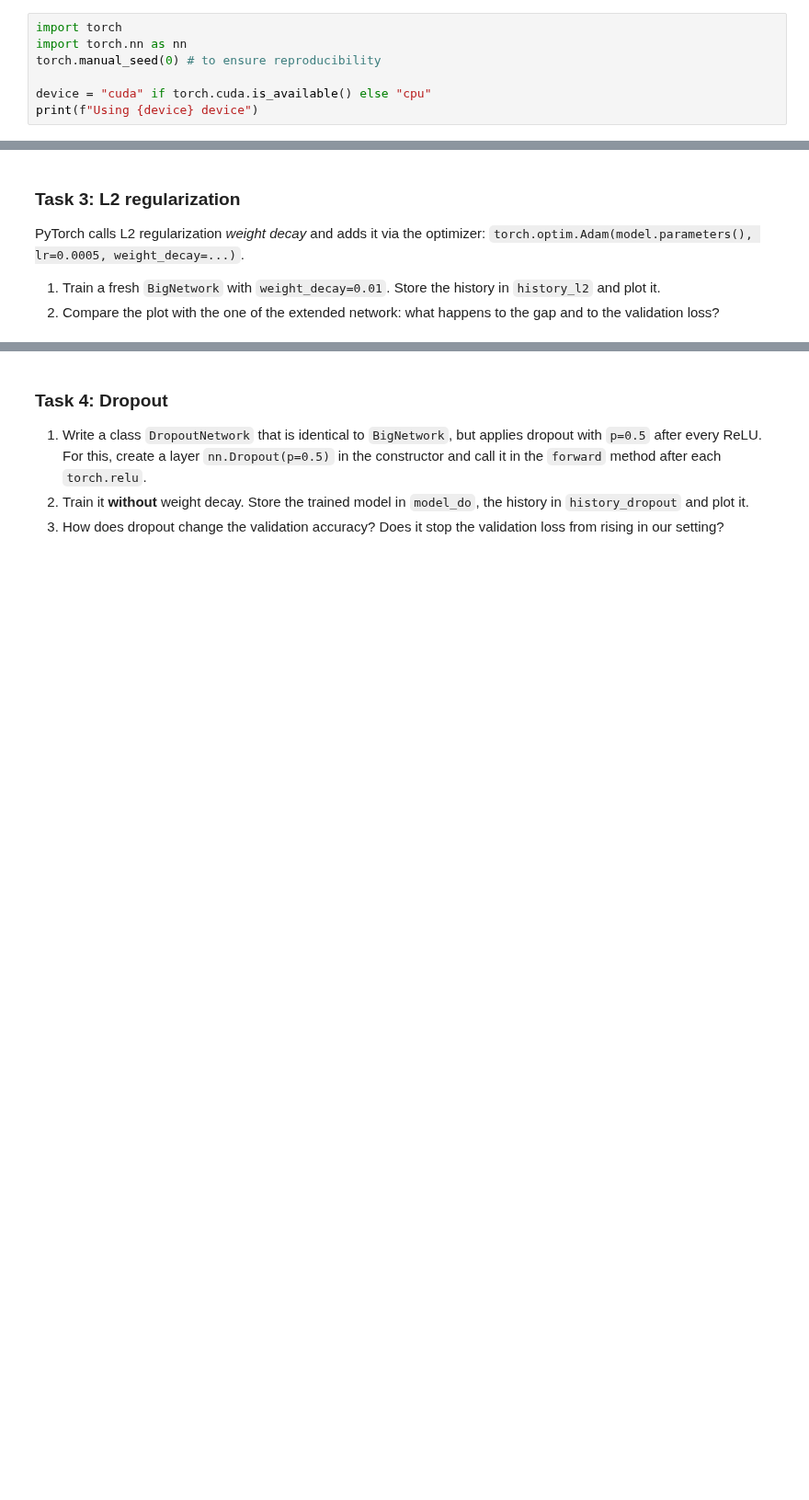
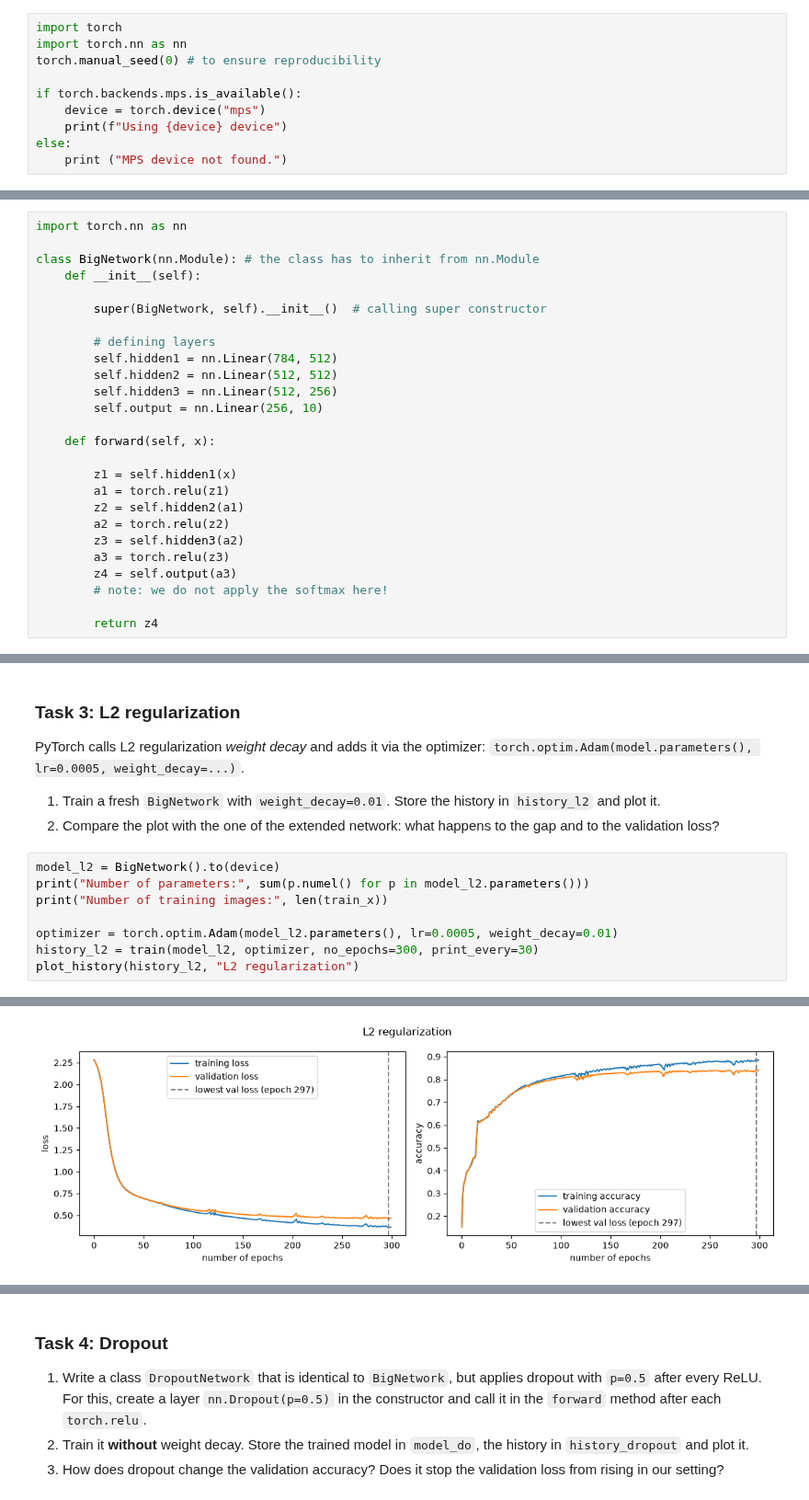
Before and after one commit to shirouuuu/ml2-ws26, a Jupyter notebook: 05_ModelFit_Overfitting.ipynb, the cells around one changed output, grey strips where cells are left out. Shown at 92% size. Drawn from its saved outputs; the diff is of its cells as text; blank space fills up the shorter version.

```diff
--- a/05_ModelFit_Overfitting.ipynb
+++ b/05_ModelFit_Overfitting.ipynb
@@ -67,5 +83,8 @@ import torch
 import torch.nn as nn
 torch.manual_seed(0) # to ensure reproducibility
 
-device = "cuda" if torch.cuda.is_available() else "cpu"
-print(f"Using {device} device")
+if torch.backends.mps.is_available():
+    device = torch.device("mps")
+    print(f"Using {device} device")
+else:
+    print ("MPS device not found.")
@@ -201,6 +260,32 @@ Write a class `BigNetwork` in the same way as `DeepNeuralNetwork` in Task 1, i.e
 - Output layer of size 10 (no activation, as last week)
 
 Hint: `torch.relu` works just like `torch.sigmoid`.
+# %%
+import torch.nn as nn
+
+class BigNetwork(nn.Module): # the class has to inherit from nn.Module
+    def __init__(self):
+
+        super(BigNetwork, self).__init__()  # calling super constructor
+
+        # defining layers
+        self.hidden1 = nn.Linear(784, 512)
+        self.hidden2 = nn.Linear(512, 512)
+        self.hidden3 = nn.Linear(512, 256)
+        self.output = nn.Linear(256, 10)
+
+    def forward(self, x):
+
+        z1 = self.hidden1(x)
+        a1 = torch.relu(z1)
+        z2 = self.hidden2(a1)
+        a2 = torch.relu(z2)
+        z3 = self.hidden3(a2)
+        a3 = torch.relu(z3)
+        z4 = self.output(a3)
+        # note: we do not apply the softmax here!
+
+        return z4
 # %%
 # check for task 2: do not change this cell
 test_model = BigNetwork()
@@ -251,3 +357,12 @@ Each task ends with a check cell that you should run unchanged.
 PyTorch calls L2 regularization *weight decay* and adds it via the optimizer: `torch.optim.Adam(model.parameters(), lr=0.0005, weight_decay=...)`.
 1. Train a fresh `BigNetwork` with `weight_decay=0.01`. Store the history in `history_l2` and plot it.
 2. Compare the plot with the one of the extended network: what happens to the gap and to the validation loss?
+# %%
+model_l2 = BigNetwork().to(device)
+print("Number of parameters:", sum(p.numel() for p in model_l2.parameters()))
+print("Number of training images:", len(train_x))
+
+optimizer = torch.optim.Adam(model_l2.parameters(), lr=0.0005, weight_decay=0.01)
+history_l2 = train(model_l2, optimizer, no_epochs=300, print_every=30)
+plot_history(history_l2, "L2 regularization")
+# %% [output]
@@ -254,3 +381,4 @@ PyTorch calls L2 regularization *weight decay* and adds it via the optimizer: `t
+[figure, added]
 # %%
 # check for task 3: do not change this cell
 _, _, gap_big, val_loss_big = summary(history_big, "no regularization")
```
Also changed, not shown: parts of 30 cells of this notebook.
